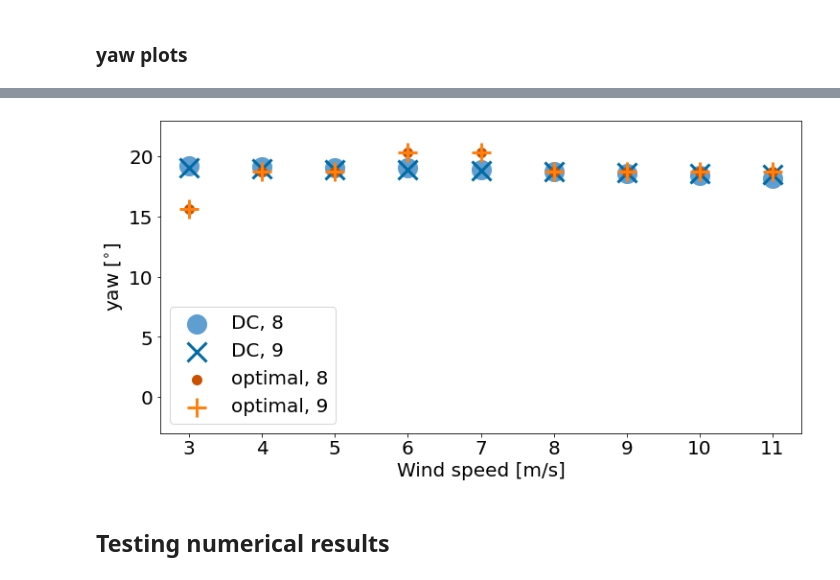
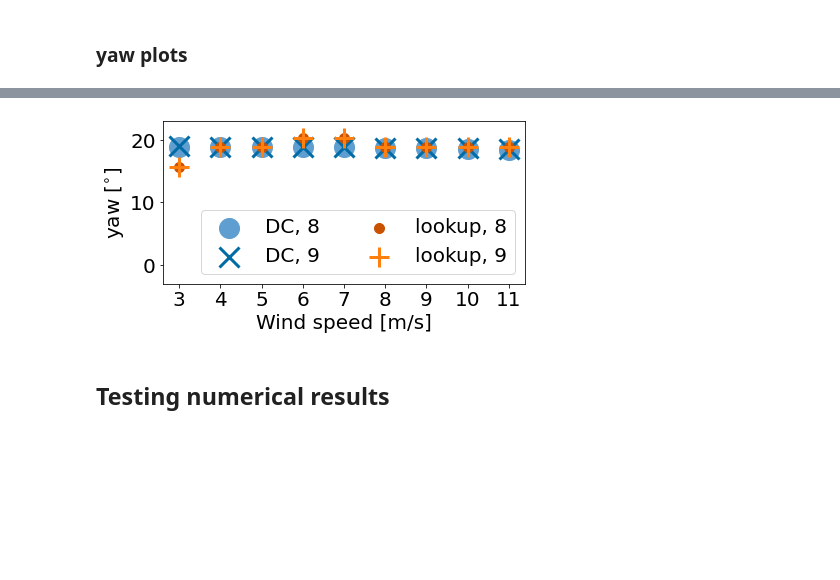
Before and after one commit to janiadcock/floris_torch, a Jupyter notebook: ACC.ipynb, the cells around one changed output, grey strips where cells are left out. Saved outputs shown, nothing was run; the diff lists cells and outputs as text; code cells hidden in the pictures; blank space fills up the shorter version.

```diff
--- a/ACC.ipynb
+++ b/ACC.ipynb
@@ -534,38 +534,38 @@ t2_8t_FLORIS = yaws_FLORIS[2][:,4]
 
 ws = ws_test
 wd = wd_test.repeat(ws.shape[0])
 active_turbs = active_turbs_test[3].repeat(ws.shape[0], 1)
 x_coord_rotated, y_coord_rotated, mesh_x_rotated, \
     mesh_y_rotated, mesh_z, inds_sorted = \
     floris_pt.get_turbine_mesh(wd, x_coord, y_coord, z_coord)
 _, scaled_u, _ = get_control(model, ws, inds_sorted, ws_min, ws_max, \
     active_turbs=active_turbs)
 t2_9t_DC = scaled_u[:,4,0,0].squeeze().detach().numpy()
 
 active_turbs = active_turbs_test[2].repeat(ws.shape[0], 1)
 x_coord_rotated, y_coord_rotated, mesh_x_rotated, \
     mesh_y_rotated, mesh_z, inds_sorted = \
     floris_pt.get_turbine_mesh(wd, x_coord, y_coord, z_coord)
 _, scaled_u, _ = get_control(model, ws, inds_sorted, ws_min, ws_max, \
     active_turbs=active_turbs)
 t2_8t_DC = scaled_u[:,4,0,0].squeeze().detach().numpy()
 
 plt.scatter(ws_test, t2_8t_DC, color=colors[4], marker='o', label="DC, 8")
 plt.scatter(ws_test, t2_9t_DC, color=colors[0], marker='x', label="DC, 9")
-plt.scatter(ws_test, t2_8t_FLORIS, color=colors[5], marker='.', label="optimal, 8")
-plt.scatter(ws_test, t2_9t_FLORIS, color=colors[1], marker='+', label="optimal, 9")
+plt.scatter(ws_test, t2_8t_FLORIS, color=colors[5], marker='.', label="lookup, 8")
+plt.scatter(ws_test, t2_9t_FLORIS, color=colors[1], marker='+', label="lookup, 9")
 plt.xlabel("Wind speed [m/s]")
 plt.ylabel(r'yaw $[^{\circ}]$')
 plt.ylim([-3, 23])
-plt.legend()
+plt.legend(loc='lower right', ncol=2)
 fig = plt.gcf()
-fig.set_size_inches(12,6)
+fig.set_size_inches(6.5,3)
 plt.xticks(ticks=ws_test, labels=[str(ws) for ws in ws_test.detach().numpy()])
 plt.savefig('/Users/jani/Documents/research/windFarmControl/presentations/2023_ACC/figures_larger/yaw_t1.png',
              bbox_inches='tight')
 plt.show()
 # %% [output]
-[figure, old version]
+[figure, new version]
 # %% [markdown]
 ## Testing numerical results
 # %%
```
Also changed, not shown: parts of 4 cells of this notebook.
